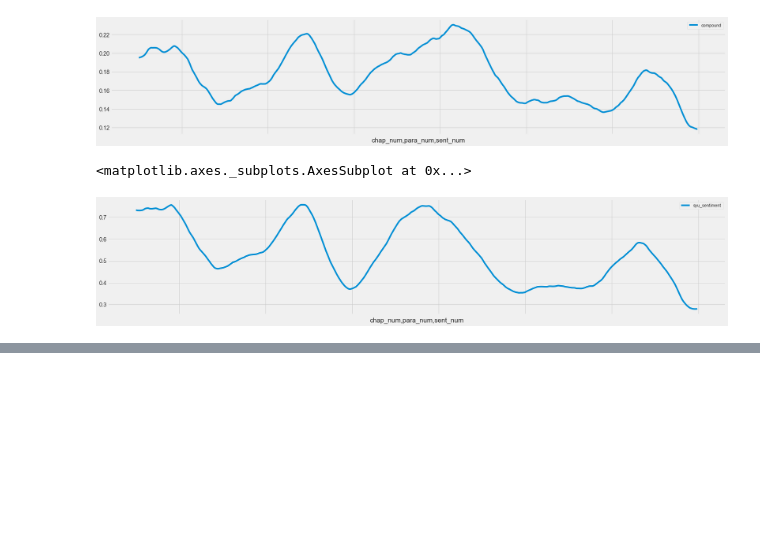
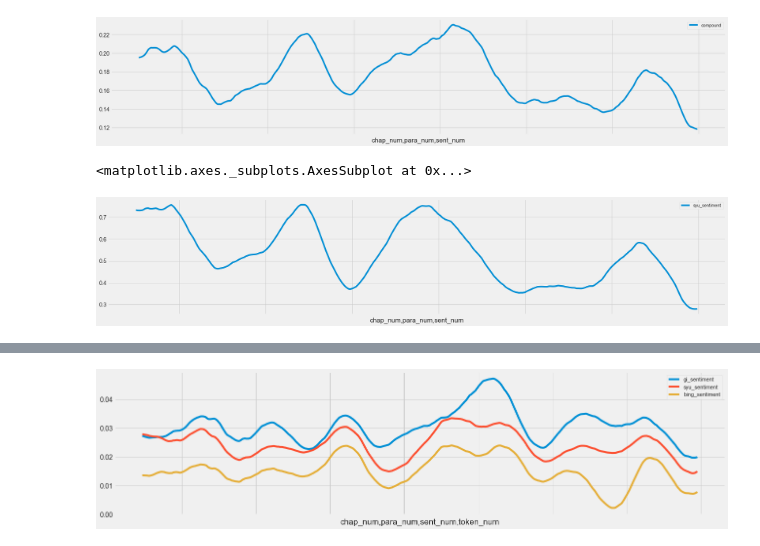
Before and after one commit to UVA-DSI/DS5559, a Jupyter notebook: labs/2019-04-11_Lab11/DS5559_Syuzhet_PERSUASION.ipynb, the cells around one changed output, grey strips where cells are left out. Saved outputs shown, nothing was run; the diff lists cells and outputs as text; code cells hidden in the pictures; blank space fills up the shorter version.

```diff
--- a/labs/2019-04-11_Lab11/DS5559_Syuzhet_PERSUASION.ipynb
+++ b/labs/2019-04-11_Lab11/DS5559_Syuzhet_PERSUASION.ipynb
@@ -678,0 +692,6 @@ by_sent[emo].fillna(0).rolling(**CFG1).mean().plot(**FIG)
+# %%
+plot_sentiment('gi_sentiment', type='tokens')
+plot_sentiment('syu_sentiment', type='tokens')
+plot_sentiment('bing_sentiment', type='tokens')
+# %% [output]
+[figure, added]
```
Also changed, not shown: parts of 9 cells of this notebook, 2 other files.
